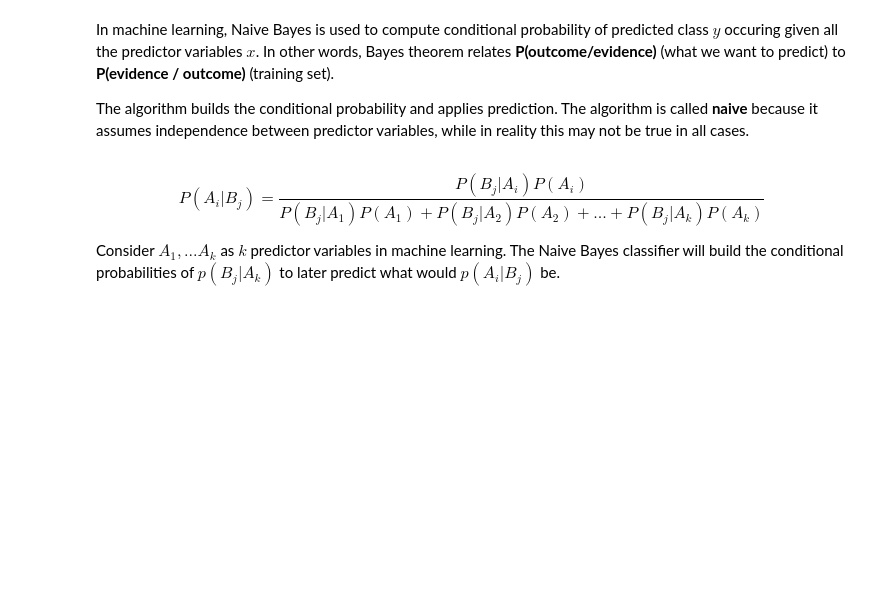
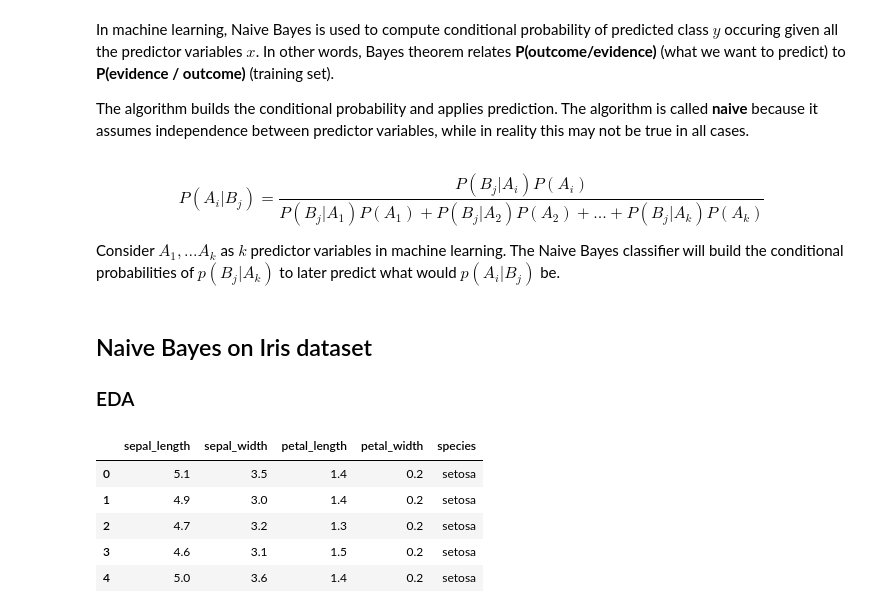
Before and after one commit to AtmaMani/pyChakras, a Jupyter notebook: ml/sklearn_naive_bayes_classifier.ipynb, the cells around one changed output. Saved outputs shown, nothing was run; the diff lists cells and outputs as text; code cells hidden in the pictures; blank space fills up the shorter version.

```diff
--- a/ml/sklearn_naive_bayes_classifier.ipynb
+++ b/ml/sklearn_naive_bayes_classifier.ipynb
@@ -27,3 +27,6 @@ P(A_i | B_j) = \frac{P(B_j | A_i)P(A_i)}{P(B_j | A_1)P(A_1) + P(B_j | A_2)P(A_2)
 $$
 
 Consider $A_1 ,... A_k$ as $k$ predictor variables in machine learning. The Naive Bayes classifier will build the conditional probabilities of $p(B_j|A_k)$ to later predict what would $p(A_i | B_j)$ be.
+# %% [markdown]
+## Naive Bayes on Iris dataset
+### EDA
@@ -29,0 +36,9 @@ Consider $A_1 ,... A_k$ as $k$ predictor variables in machine learning. The Naiv
+# %%
+iris.head()
+# %% [output]
+|  | sepal_length | sepal_width | petal_length | petal_width | species |
+| 0 | 5.1 | 3.5 | 1.4 | 0.2 | setosa |
+| 1 | 4.9 | 3.0 | 1.4 | 0.2 | setosa |
+| 2 | 4.7 | 3.2 | 1.3 | 0.2 | setosa |
+| 3 | 4.6 | 3.1 | 1.5 | 0.2 | setosa |
+| 4 | 5.0 | 3.6 | 1.4 | 0.2 | setosa |
```
Also changed, not shown: parts of 4 cells of this notebook, 3 other files.
